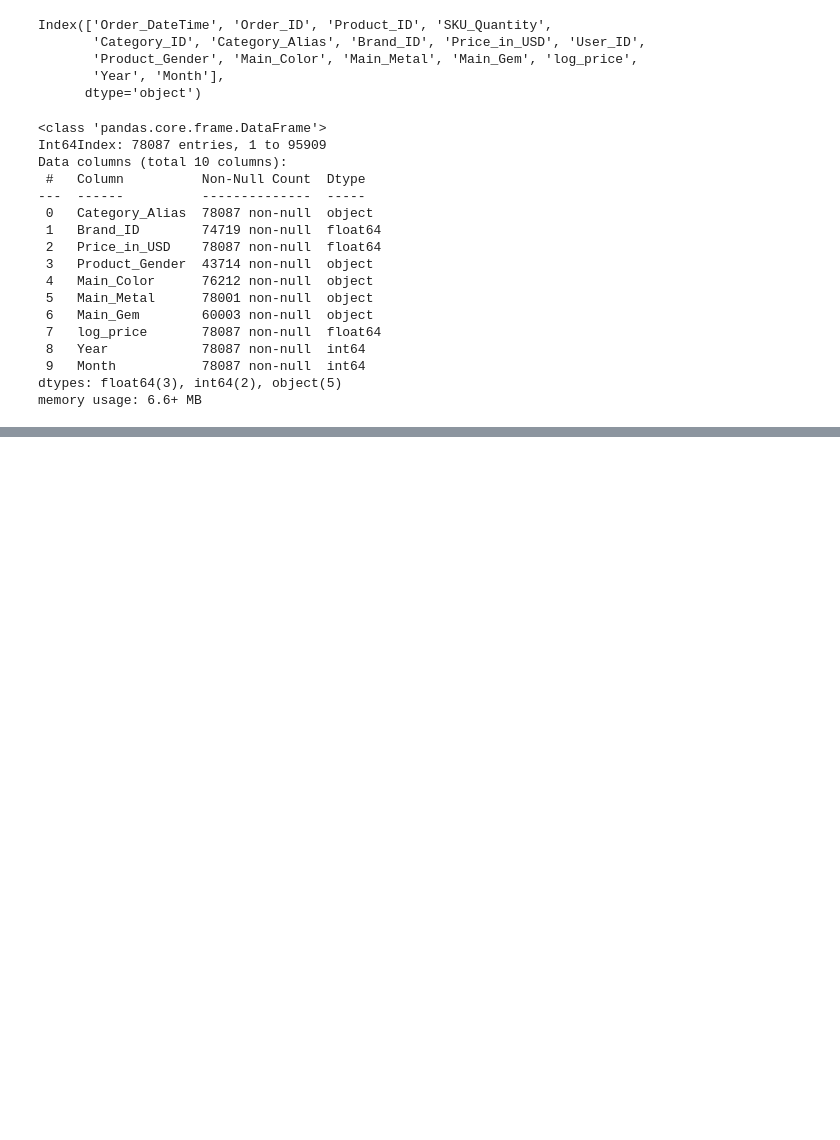
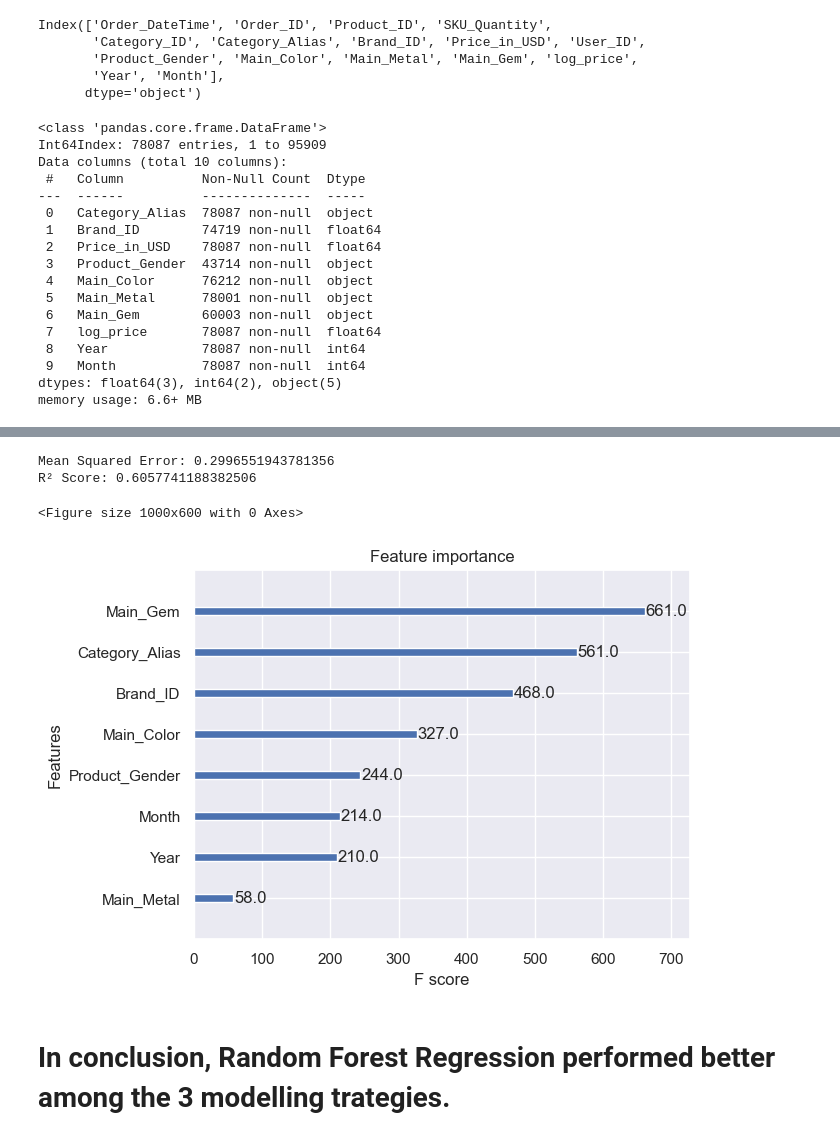
Before and after one commit to TestimOnyOni/OptimumJewelryPrice, a Jupyter notebook: Notebooks/OptimumJewelryPricing.ipynb, the cells around one changed output, grey strips where cells are left out. Drawn from its saved outputs; the diff is of its cells as text; code cells hidden in the pictures; blank space fills up the shorter version.

```diff
--- a/Notebooks/OptimumJewelryPricing.ipynb
+++ b/Notebooks/OptimumJewelryPricing.ipynb
@@ -730,0 +795,4 @@ print("Coefficients:", model.coef_)
+# %%
+# Initialize and Train the XGBoost Model
+model = XGBRegressor(n_estimators=100, learning_rate=0.1, max_depth=5, random_state=42)
+model.fit(X_train, y_train)
@@ -730,0 +814,22 @@ print("Coefficients:", model.coef_)
+# %%
+# Evaluate the Model
+mse = mean_squared_error(y_test, y_pred)
+r2 = r2_score(y_test, y_pred)
+
+print("Mean Squared Error:", mse)
+print("R² Score:", r2)
+# %% [output]
+Mean Squared Error: 0.2996551943781356
+R² Score: 0.6057741188382506
+# %%
+# Feature Importance
+from xgboost import plot_importance
+
+plt.figure(figsize=(10, 6))
+plot_importance(model)
+plt.show()
+# %% [output]
+<Figure size 1000x600 with 0 Axes>
+[figure, added]
+# %% [markdown]
+# In conclusion, Random Forest Regression performed better among the 3 modelling trategies.
```
Also changed, not shown: parts of 79 cells of this notebook.
